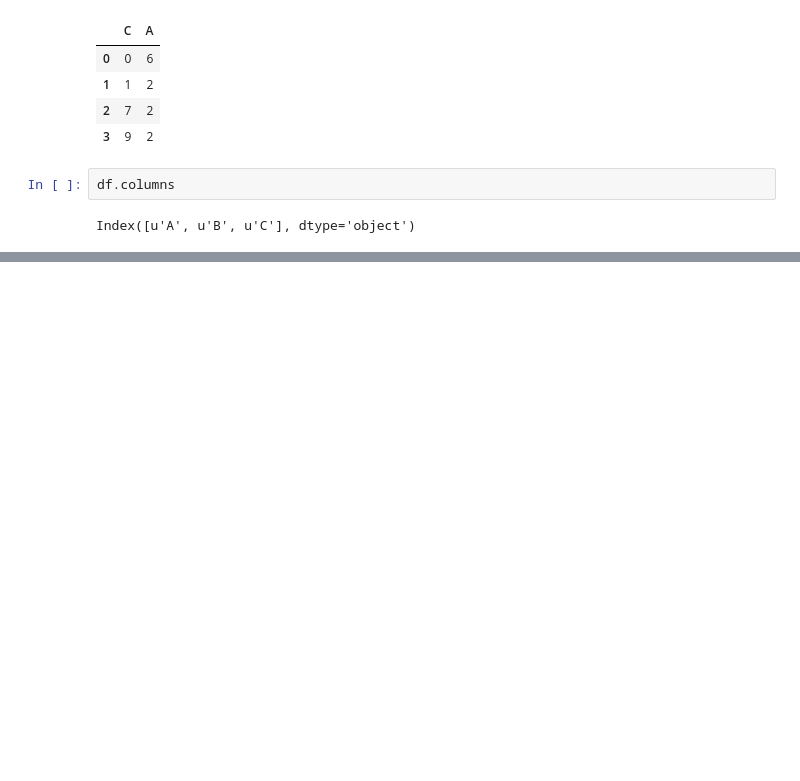
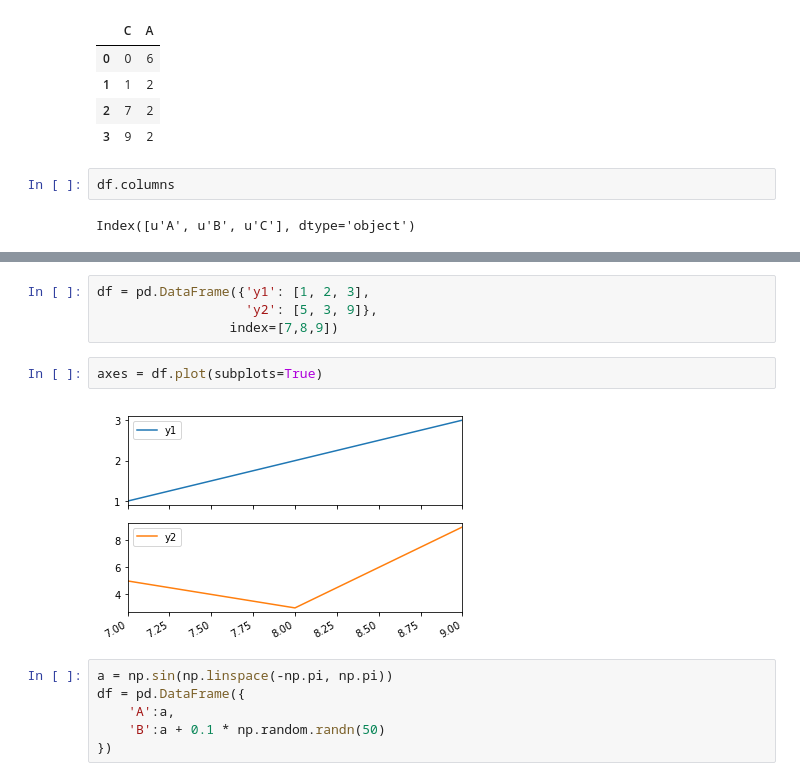
Before and after one commit to biosckon/python_notes, a Jupyter notebook: day3.ipynb, the cells around one changed output, grey strips where cells are left out. Cells and saved outputs as stored; diff of their text form; blank space fills up the shorter version.

```diff
--- a/day3.ipynb
+++ b/day3.ipynb
@@ -666 +675,15 @@ Index([u'A', u'B', u'C'], dtype='object')
+# %%
+df = pd.DataFrame({'y1': [1, 2, 3],
+                   'y2': [5, 3, 9]},
+                 index=[7,8,9])
+# %%
+axes = df.plot(subplots=True)
+# %% [output]
+[figure, added]
+# %%
+a = np.sin(np.linspace(-np.pi, np.pi))
+df = pd.DataFrame({
+    'A':a,
+    'B':a + 0.1 * np.random.randn(50)
+})
 # %%
```
Also changed, not shown: parts of 10 cells of this notebook, 1 other file.
